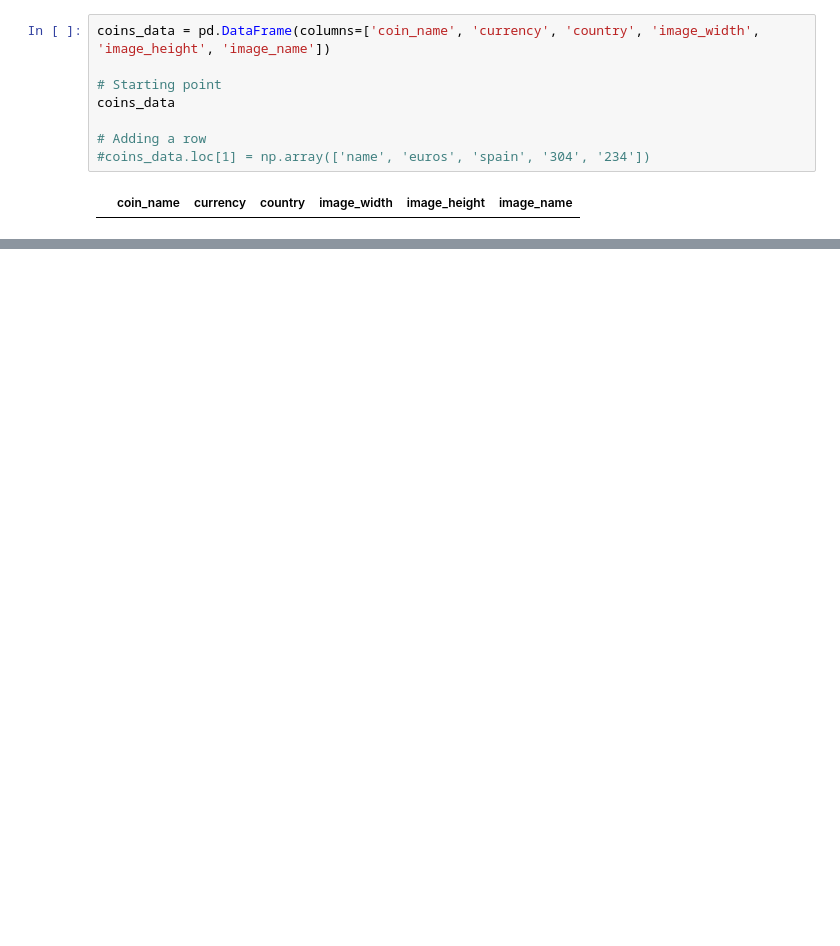
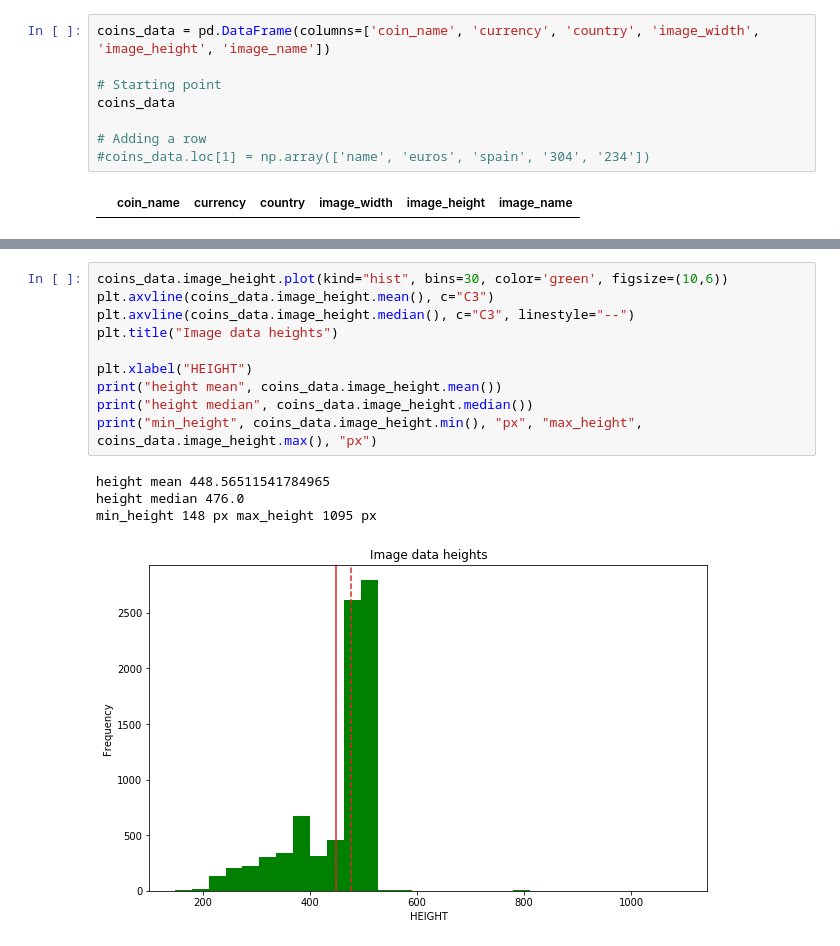
Before and after one commit to wanderdust/coin-cnn, a Jupyter notebook: data_visualize.ipynb, the cells around one changed output, grey strips where cells are left out. Cells and saved outputs as stored; diff of their text form; blank space fills up the shorter version.

```diff
--- a/data_visualize.ipynb
+++ b/data_visualize.ipynb
@@ -109,0 +131,15 @@ dtype: object]
+# %%
+coins_data.image_height.plot(kind="hist", bins=30, color='green', figsize=(10,6))
+plt.axvline(coins_data.image_height.mean(), c="C3")
+plt.axvline(coins_data.image_height.median(), c="C3", linestyle="--")
+plt.title("Image data heights")
+
+plt.xlabel("HEIGHT")
+print("height mean", coins_data.image_height.mean())
+print("height median", coins_data.image_height.median())
+print("min_height", coins_data.image_height.min(), "px", "max_height", coins_data.image_height.max(), "px")
+# %% [output]
+height mean 448.56511541784965
+height median 476.0
+min_height 148 px max_height 1095 px
+[figure, added]
```
Also changed, not shown: parts of 21 cells of this notebook.
